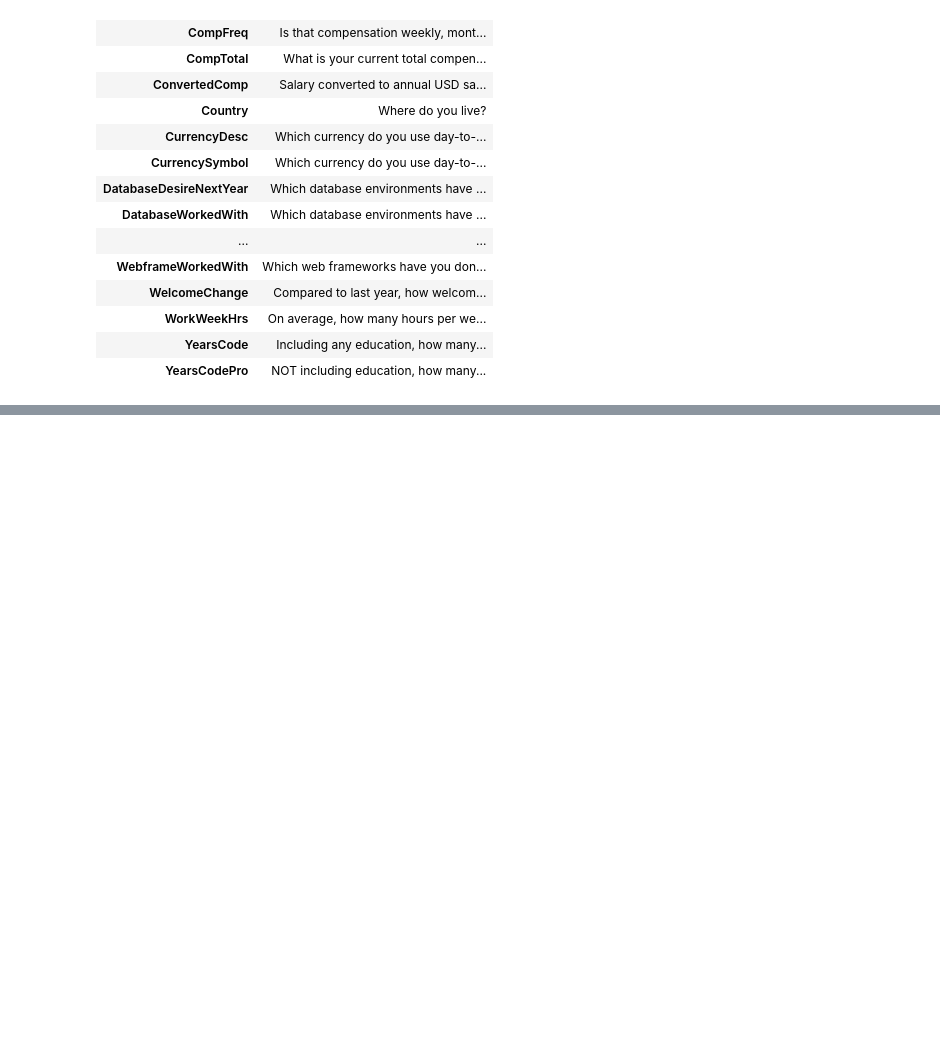
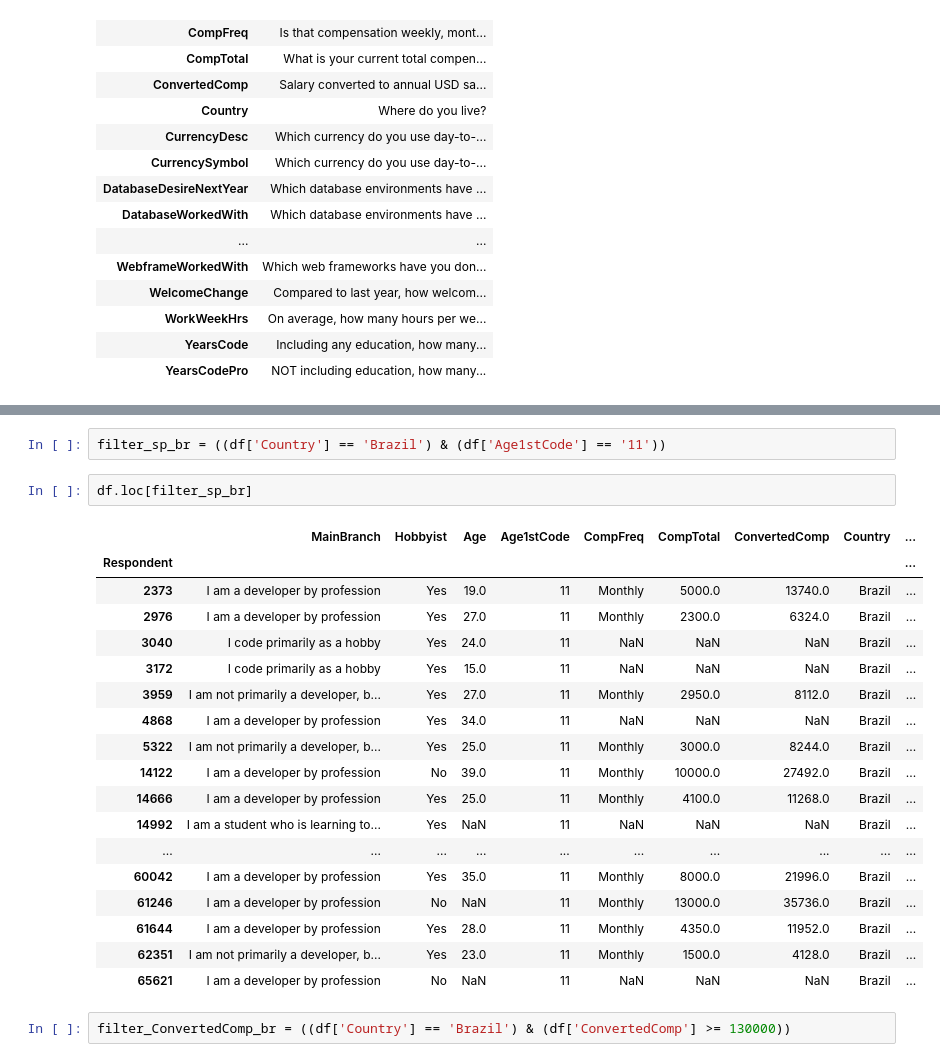
Before and after one commit to JefersonMelo/22-Banco, a Jupyter notebook: 03-Pandas/panda.ipynb, the cells around one changed output, grey strips where cells are left out. Cells and saved outputs as stored; diff of their text form; blank space fills up the shorter version.

```diff
--- a/03-Pandas/panda.ipynb
+++ b/03-Pandas/panda.ipynb
@@ -356,0 +393,25 @@ schema_df
+# %%
+filter_sp_br = ((df['Country'] == 'Brazil') & (df['Age1stCode'] == '11'))
+# %%
+df.loc[filter_sp_br]
+# %% [output]
+|  | MainBranch | Hobbyist | Age | Age1stCode | CompFreq | CompTotal | ConvertedComp | Country | ... |
+| Respondent |  |  |  |  |  |  |  |  | ... |
+| 2373 | I am a developer by profession | Yes | 19.0 | 11 | Monthly | 5000.0 | 13740.0 | Brazil | ... |
+| 2976 | I am a developer by profession | Yes | 27.0 | 11 | Monthly | 2300.0 | 6324.0 | Brazil | ... |
+| 3040 | I code primarily as a hobby | Yes | 24.0 | 11 | NaN | NaN | NaN | Brazil | ... |
+| 3172 | I code primarily as a hobby | Yes | 15.0 | 11 | NaN | NaN | NaN | Brazil | ... |
+| 3959 | I am not primarily a developer, b... | Yes | 27.0 | 11 | Monthly | 2950.0 | 8112.0 | Brazil | ... |
+| 4868 | I am a developer by profession | Yes | 34.0 | 11 | NaN | NaN | NaN | Brazil | ... |
+| 5322 | I am not primarily a developer, b... | Yes | 25.0 | 11 | Monthly | 3000.0 | 8244.0 | Brazil | ... |
+| 14122 | I am a developer by profession | No | 39.0 | 11 | Monthly | 10000.0 | 27492.0 | Brazil | ... |
+| 14666 | I am a developer by profession | Yes | 25.0 | 11 | Monthly | 4100.0 | 11268.0 | Brazil | ... |
+| 14992 | I am a student who is learning to... | Yes | NaN | 11 | NaN | NaN | NaN | Brazil | ... |
+| ... | ... | ... | ... | ... | ... | ... | ... | ... | ... |
+| 60042 | I am a developer by profession | Yes | 35.0 | 11 | Monthly | 8000.0 | 21996.0 | Brazil | ... |
+| 61246 | I am a developer by profession | No | NaN | 11 | Monthly | 13000.0 | 35736.0 | Brazil | ... |
+| 61644 | I am a developer by profession | Yes | 28.0 | 11 | Monthly | 4350.0 | 11952.0 | Brazil | ... |
+| 62351 | I am not primarily a developer, b... | Yes | 23.0 | 11 | Monthly | 1500.0 | 4128.0 | Brazil | ... |
+| 65621 | I am a developer by profession | No | NaN | 11 | NaN | NaN | NaN | Brazil | ... |
+# %%
+filter_ConvertedComp_br = ((df['Country'] == 'Brazil') & (df['ConvertedComp'] >= 130000))
```
Also changed, not shown: parts of 8 cells of this notebook, 1 other file.
